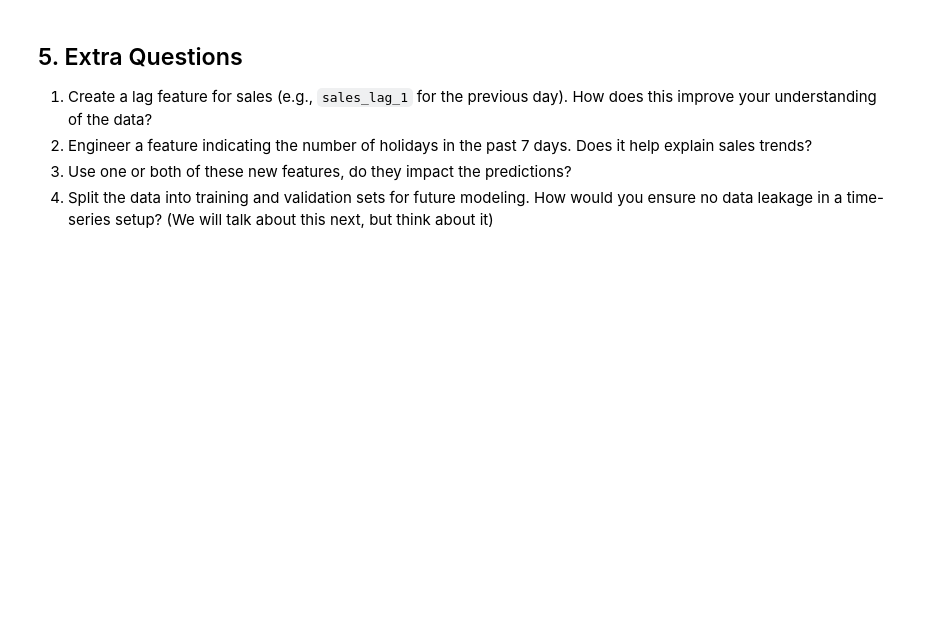
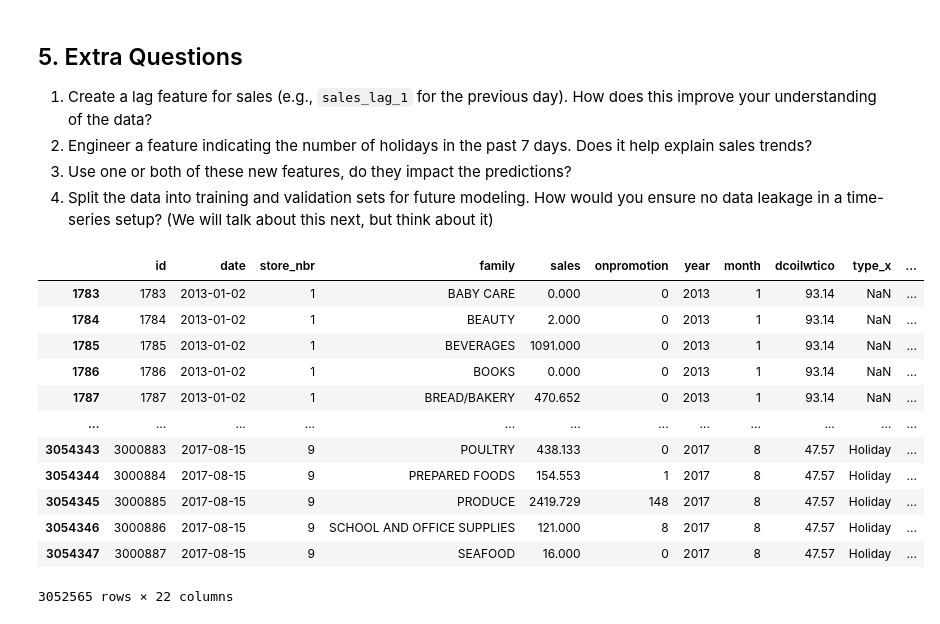
Before and after one commit to Diogc8/Samsung, a Jupyter notebook: Chapter 3 - Supervised Learning/Class 1 - Linear Regression /Exercises/regression.ipynb, the cells around one changed output. Cells and saved outputs as stored; diff of their text form; code cells hidden in the pictures; blank space fills up the shorter version.

```diff
--- a/Chapter 3 - Supervised Learning/Class 1 - Linear Regression /Exercises/regression.ipynb
+++ b/Chapter 3 - Supervised Learning/Class 1 - Linear Regression /Exercises/regression.ipynb
@@ -132,10 +117,13 @@ oil
 train['dcoilwtico'] = train['dcoilwtico'].fillna(method='ffill')
 #What is this really doing ?
 
+train['day_of_week'] = pd.PeriodIndex(train['date'], freq='D').weekday
+train['is_weekend'] =  train['day_of_week'].isin([5,6])
+train['year_month'] = pd.PeriodIndex(train['date'], freq='M').month
 # Create new features
-train["day_of_week"] = train["date"].dt.day_name()
-train["is_weekend"] = train["date"].dt.weekday >= 5
-train["year_month"] = train["date"].dt.to_period("M")                                             #TODO OR https://pandas.pydata.org/docs/reference/api/pandas.Series.dt.to_period.html
+#train["day_of_week"] = train["date"].dt.day_name()
+#train["is_weekend"] = train["date"].dt.weekday >= 5
+#train["year_month"] = train["date"].dt.to_period("M")                                             #TODO OR https://pandas.pydata.org/docs/reference/api/pandas.Series.dt.to_period.html
 
 # Preview engineered features
 train[['date', 'sales', 'dcoilwtico', 'day_of_week', 'is_weekend']]
@@ -212,0 +250,18 @@ print(f"Mean Squared Error: {mse1}")
+# %%
+train['sales_lag_1'] = train["sales"].shift(1)
+train = train.dropna(subset=["sales_lag_1"])
+train
+# %% [output]
+|  | id | date | store_nbr | family | sales | onpromotion | year | month | dcoilwtico | type_x | ... |
+| 1783 | 1783 | 2013-01-02 | 1 | BABY CARE | 0.000 | 0 | 2013 | 1 | 93.14 | NaN | ... |
+| 1784 | 1784 | 2013-01-02 | 1 | BEAUTY | 2.000 | 0 | 2013 | 1 | 93.14 | NaN | ... |
+| 1785 | 1785 | 2013-01-02 | 1 | BEVERAGES | 1091.000 | 0 | 2013 | 1 | 93.14 | NaN | ... |
+| 1786 | 1786 | 2013-01-02 | 1 | BOOKS | 0.000 | 0 | 2013 | 1 | 93.14 | NaN | ... |
+| 1787 | 1787 | 2013-01-02 | 1 | BREAD/BAKERY | 470.652 | 0 | 2013 | 1 | 93.14 | NaN | ... |
+| ... | ... | ... | ... | ... | ... | ... | ... | ... | ... | ... | ... |
+| 3054343 | 3000883 | 2017-08-15 | 9 | POULTRY | 438.133 | 0 | 2017 | 8 | 47.57 | Holiday | ... |
+| 3054344 | 3000884 | 2017-08-15 | 9 | PREPARED FOODS | 154.553 | 1 | 2017 | 8 | 47.57 | Holiday | ... |
+| 3054345 | 3000885 | 2017-08-15 | 9 | PRODUCE | 2419.729 | 148 | 2017 | 8 | 47.57 | Holiday | ... |
+| 3054346 | 3000886 | 2017-08-15 | 9 | SCHOOL AND OFFICE SUPPLIES | 121.000 | 8 | 2017 | 8 | 47.57 | Holiday | ... |
+| 3054347 | 3000887 | 2017-08-15 | 9 | SEAFOOD | 16.000 | 0 | 2017 | 8 | 47.57 | Holiday | ... |
+3052565 rows × 22 columns
```
Also changed, not shown: parts of 16 cells of this notebook.
